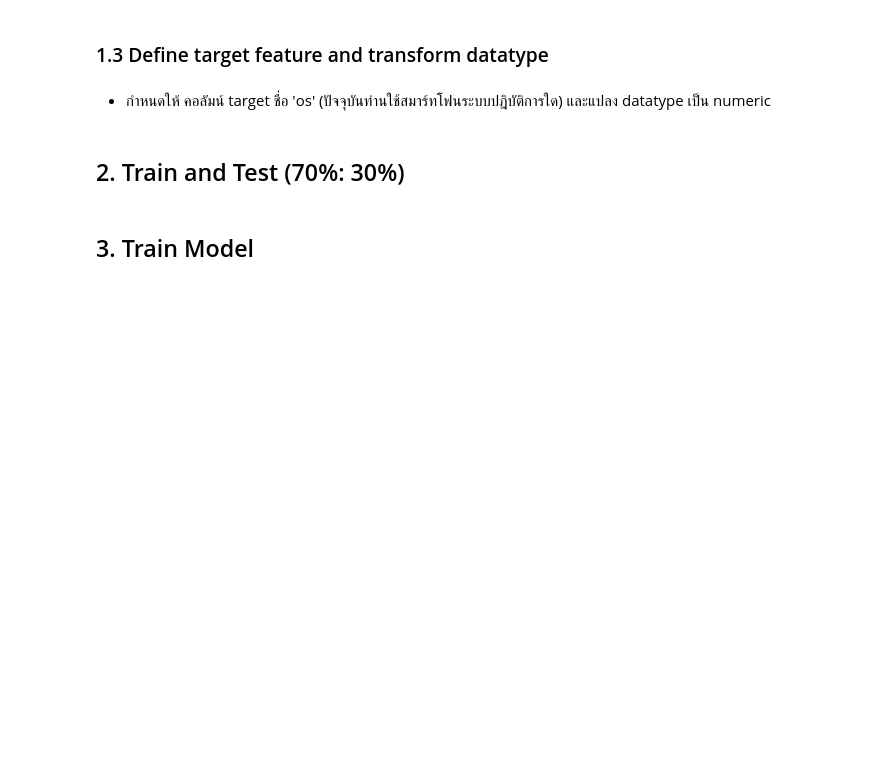
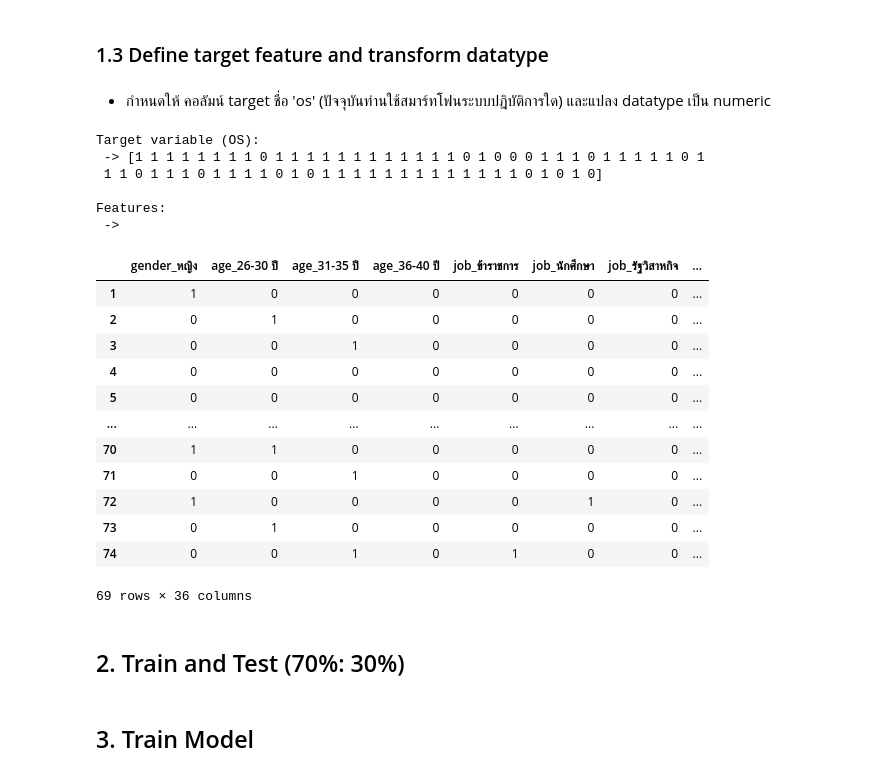
Before and after one commit to RatanakamonS/DADS5001-PART1, a Jupyter notebook: Week5_Smartphone_Using_Analysis_with_Logistic_Regression_DADS6003.ipynb, the cells around one changed output. Saved outputs shown, nothing was run; the diff lists cells and outputs as text; code cells hidden in the pictures; blank space fills up the shorter version.

```diff
--- a/Week5_Smartphone_Using_Analysis_with_Logistic_Regression_DADS6003.ipynb
+++ b/Week5_Smartphone_Using_Analysis_with_Logistic_Regression_DADS6003.ipynb
@@ -125,18 +111,41 @@ memory usage: 5.9+ KB
 # %% [markdown]
 -  กำหนดให้ คอลัมน์ target ชื่อ 'os' (ปัจจุบันท่านใช้สมาร์ทโฟนระบบปฎิบัติการใด) และแปลง datatype เป็น numeric
 # %%
-# เลือก target variable
+# (1) เลือก target variable
 target = 'os'
 
-# แปลง categorical variables เป็น numeric
+# (2) แปลง categorical variables เป็น numeric
 df_encoded = pd.get_dummies(df.drop(columns=[target]), drop_first=True)
 
-# แปลง target variable เป็น numeric ด้วย LabelEncoder
+# (3) แปลง target variable เป็น numeric ด้วย LabelEncoder
 le = LabelEncoder()
 y = le.fit_transform(df[target])
+print(f"Target variable (OS): \n -> {y}")
 
-# เลือก features
-X = df_encoded
+# (4) เลือก features
+X = df_encoded.astype(int)
+print("\nFeatures: \n ->")
+X
+# %% [output]
+Target variable (OS):
+ -> [1 1 1 1 1 1 1 1 0 1 1 1 1 1 1 1 1 1 1 1 1 0 1 0 0 0 1 1 1 0 1 1 1 1 1 0 1
+ 1 1 0 1 1 1 0 1 1 1 1 0 1 0 1 1 1 1 1 1 1 1 1 1 1 1 1 0 1 0 1 0]
+
+Features:
+ ->
+|  | gender_หญิง | age_26-30 ปี | age_31-35 ปี | age_36-40 ปี | job_ข้าราชการ | job_นักศึกษา | job_รัฐวิสาหกิจ | ... |
+| 1 | 1 | 0 | 0 | 0 | 0 | 0 | 0 | ... |
+| 2 | 0 | 1 | 0 | 0 | 0 | 0 | 0 | ... |
+| 3 | 0 | 0 | 1 | 0 | 0 | 0 | 0 | ... |
+| 4 | 0 | 0 | 0 | 0 | 0 | 0 | 0 | ... |
+| 5 | 0 | 0 | 0 | 0 | 0 | 0 | 0 | ... |
+| ... | ... | ... | ... | ... | ... | ... | ... | ... |
+| 70 | 1 | 1 | 0 | 0 | 0 | 0 | 0 | ... |
+| 71 | 0 | 0 | 1 | 0 | 0 | 0 | 0 | ... |
+| 72 | 1 | 0 | 0 | 0 | 0 | 1 | 0 | ... |
+| 73 | 0 | 1 | 0 | 0 | 0 | 0 | 0 | ... |
+| 74 | 0 | 0 | 1 | 0 | 1 | 0 | 0 | ... |
+69 rows × 36 columns
 # %% [markdown]
 ## 2. Train and Test (70%: 30%)
 # %%
```
Also changed, not shown: parts of 26 cells of this notebook.
